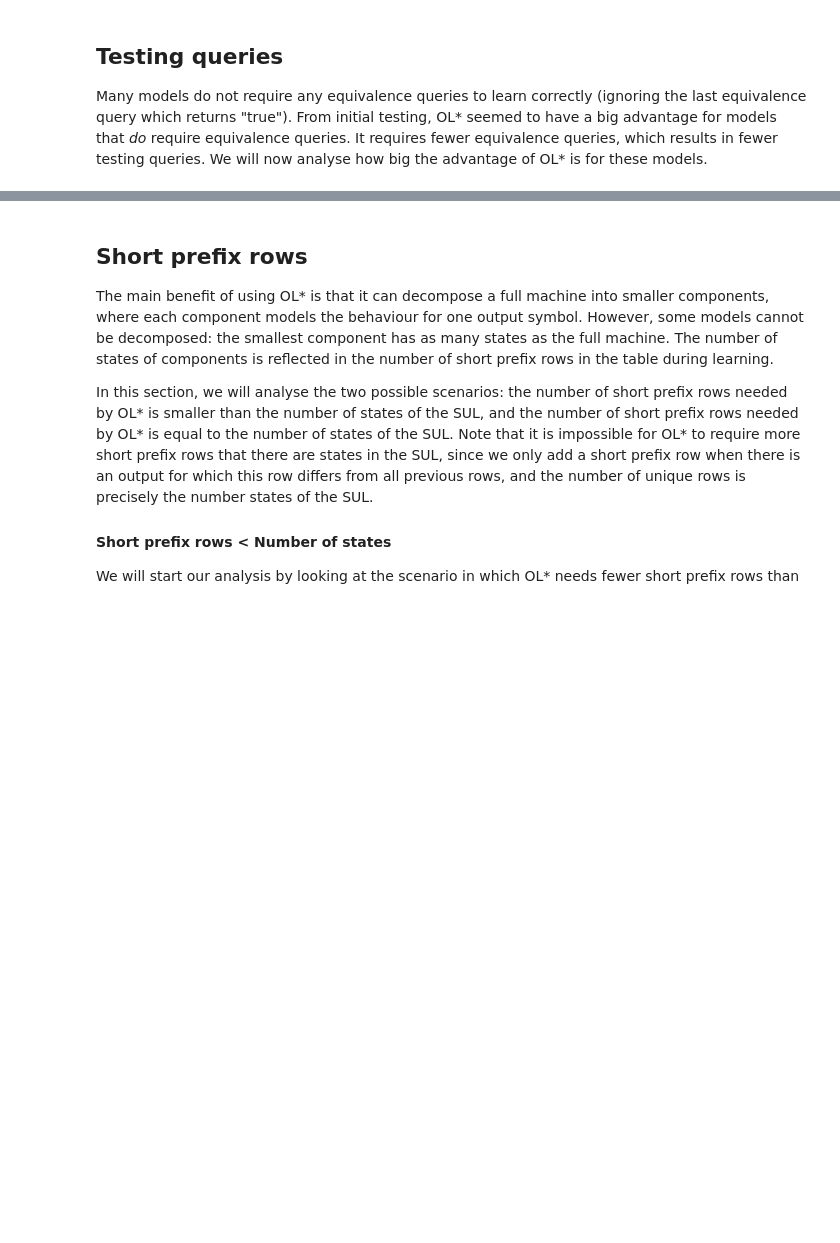
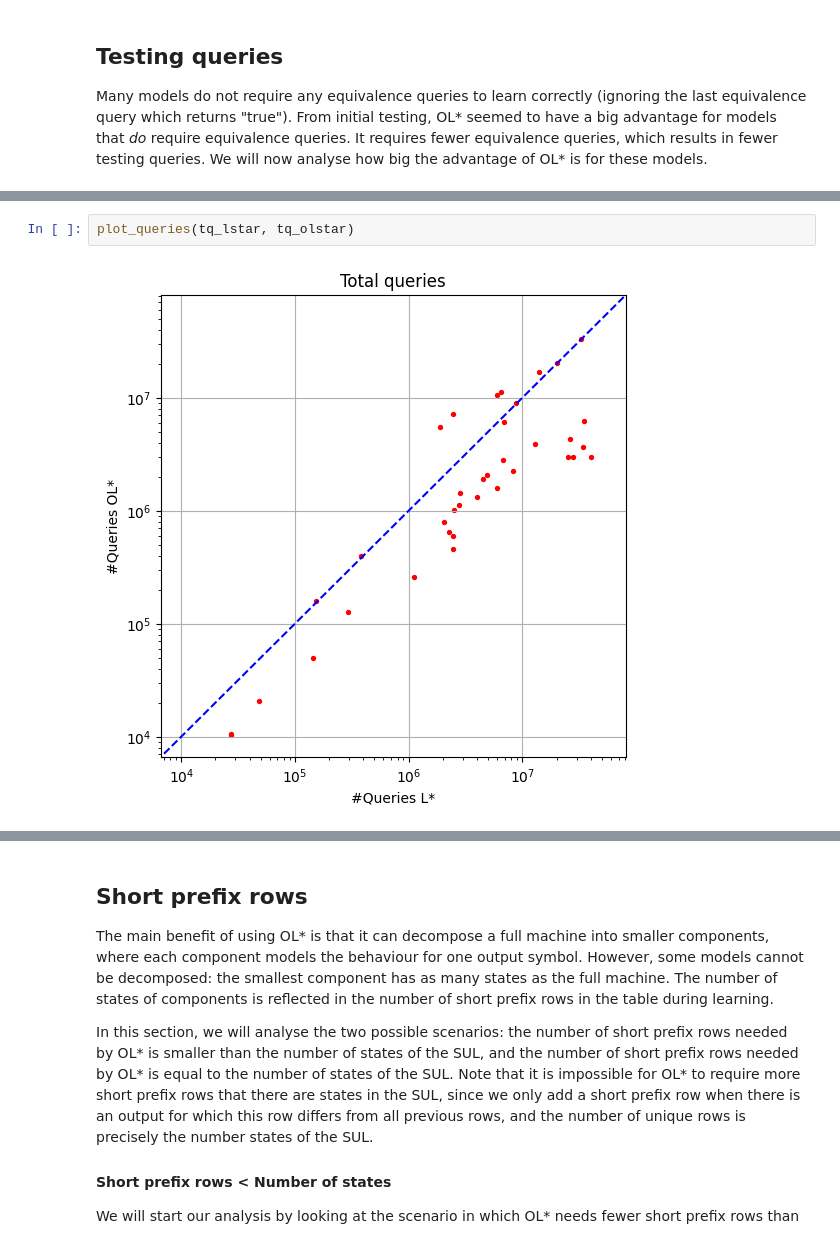
Before and after one commit to SCRK16/OLStar, a Jupyter notebook: code/python/analysis.ipynb, the cells around one changed output, grey strips where cells are left out. Drawn from its saved outputs; the diff is of its cells as text; blank space fills up the shorter version.

```diff
--- a/code/python/analysis.ipynb
+++ b/code/python/analysis.ipynb
@@ -77,2 +104,6 @@ print(f"{total_queries(tq_lstar).mean():_.2f}")
 4_491_453.76
 9_602_850.46
+# %%
+plot_queries(tq_lstar, tq_olstar)
+# %% [output]
+[figure, added]
```
Also changed, not shown: parts of 14 cells of this notebook.
